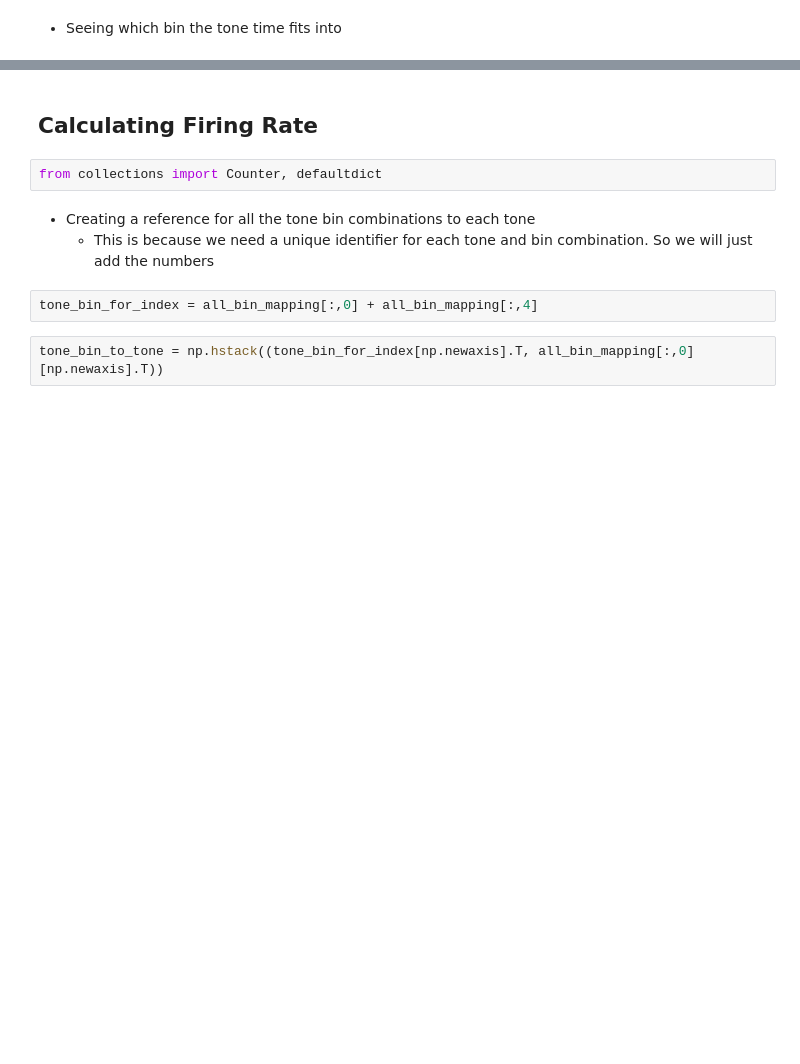
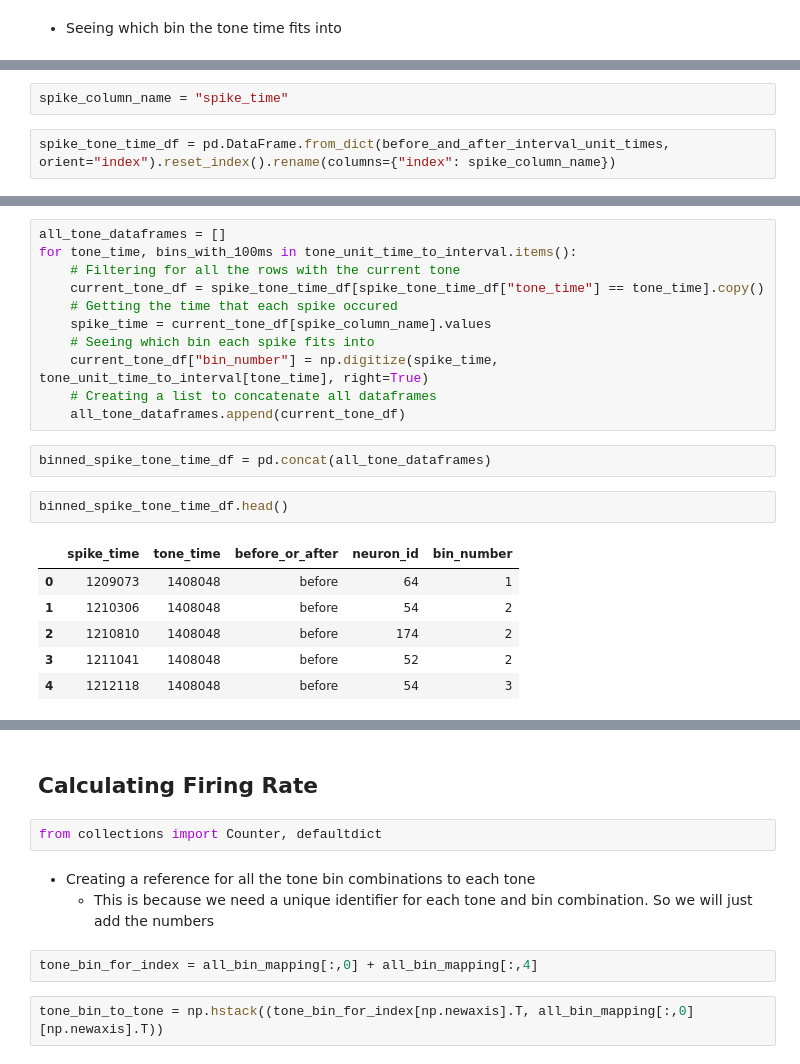
Before and after one commit to padillacoreanolab/reward_competition_ephys_analysis_with_omission_and_divider_controls, a Jupyter notebook: results/2023_02_02_rc_om_ephys_preprocessing/subject_6_1/20221214/07_spike_plotting.ipynb, the cells around one changed output, grey strips where cells are left out. Saved outputs shown, nothing was run; the diff lists cells and outputs as text; blank space fills up the shorter version.

```diff
--- a/results/2023_02_02_rc_om_ephys_preprocessing/subject_6_1/20221214/07_spike_plotting.ipynb
+++ b/results/2023_02_02_rc_om_ephys_preprocessing/subject_6_1/20221214/07_spike_plotting.ipynb
@@ -741,0 +741,4 @@ all_bin_mapping[-5:]
+# %%
+spike_column_name = "spike_time"
+# %%
+spike_tone_time_df = pd.DataFrame.from_dict(before_and_after_interval_unit_times, orient="index").reset_index().rename(columns={"index": spike_column_name})
@@ -741,0 +754,22 @@ all_bin_mapping[-5:]
+# %%
+all_tone_dataframes = []
+for tone_time, bins_with_100ms in tone_unit_time_to_interval.items():
+    # Filtering for all the rows with the current tone
+    current_tone_df = spike_tone_time_df[spike_tone_time_df["tone_time"] == tone_time].copy()
+    # Getting the time that each spike occured
+    spike_time = current_tone_df[spike_column_name].values
+    # Seeing which bin each spike fits into
+    current_tone_df["bin_number"] = np.digitize(spike_time, tone_unit_time_to_interval[tone_time], right=True)
+    # Creating a list to concatenate all dataframes
+    all_tone_dataframes.append(current_tone_df)
+# %%
+binned_spike_tone_time_df = pd.concat(all_tone_dataframes)
+# %%
+binned_spike_tone_time_df.head()
+# %% [output]
+|  | spike_time | tone_time | before_or_after | neuron_id | bin_number |
+| 0 | 1209073 | 1408048 | before | 64 | 1 |
+| 1 | 1210306 | 1408048 | before | 54 | 2 |
+| 2 | 1210810 | 1408048 | before | 174 | 2 |
+| 3 | 1211041 | 1408048 | before | 52 | 2 |
+| 4 | 1212118 | 1408048 | before | 54 | 3 |
```
Also changed, not shown: parts of 30 cells of this notebook.
